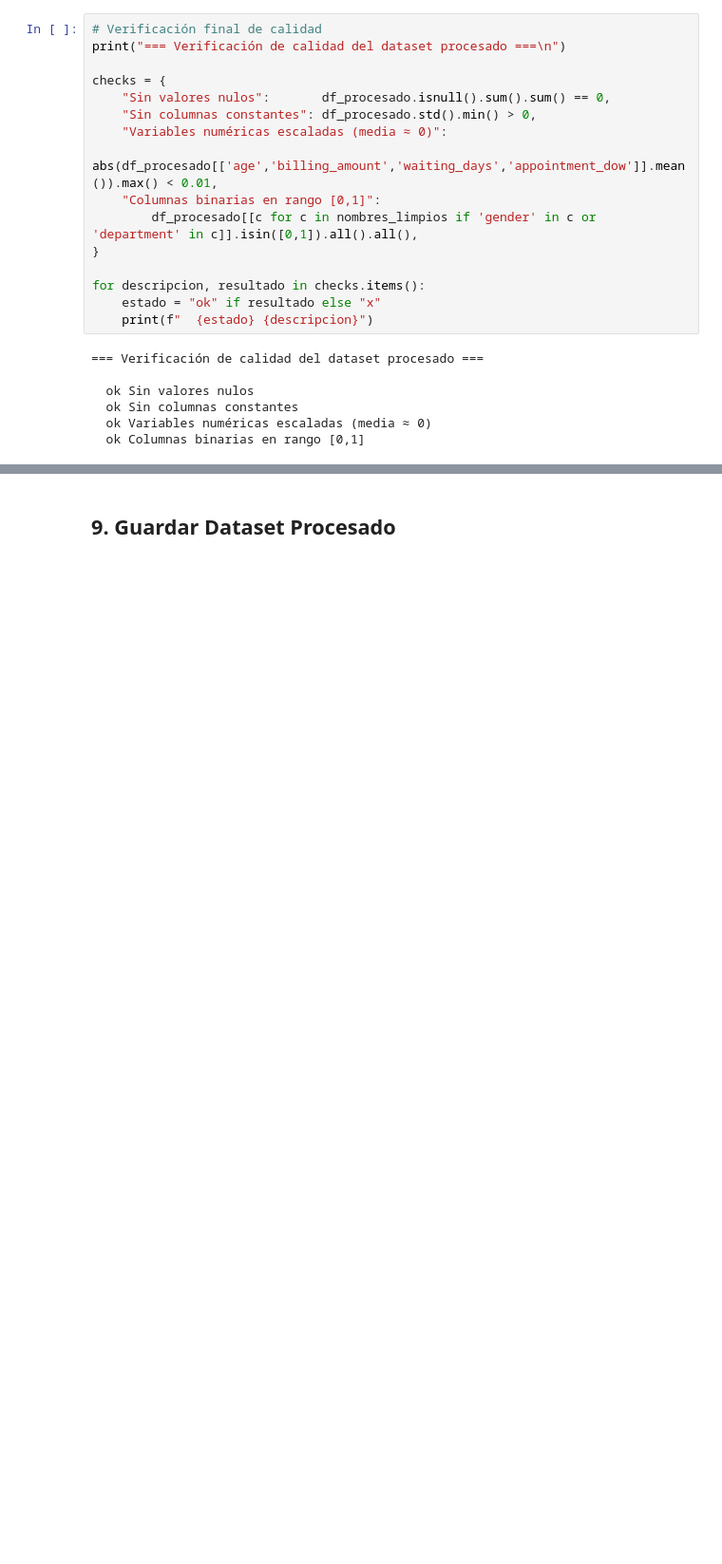
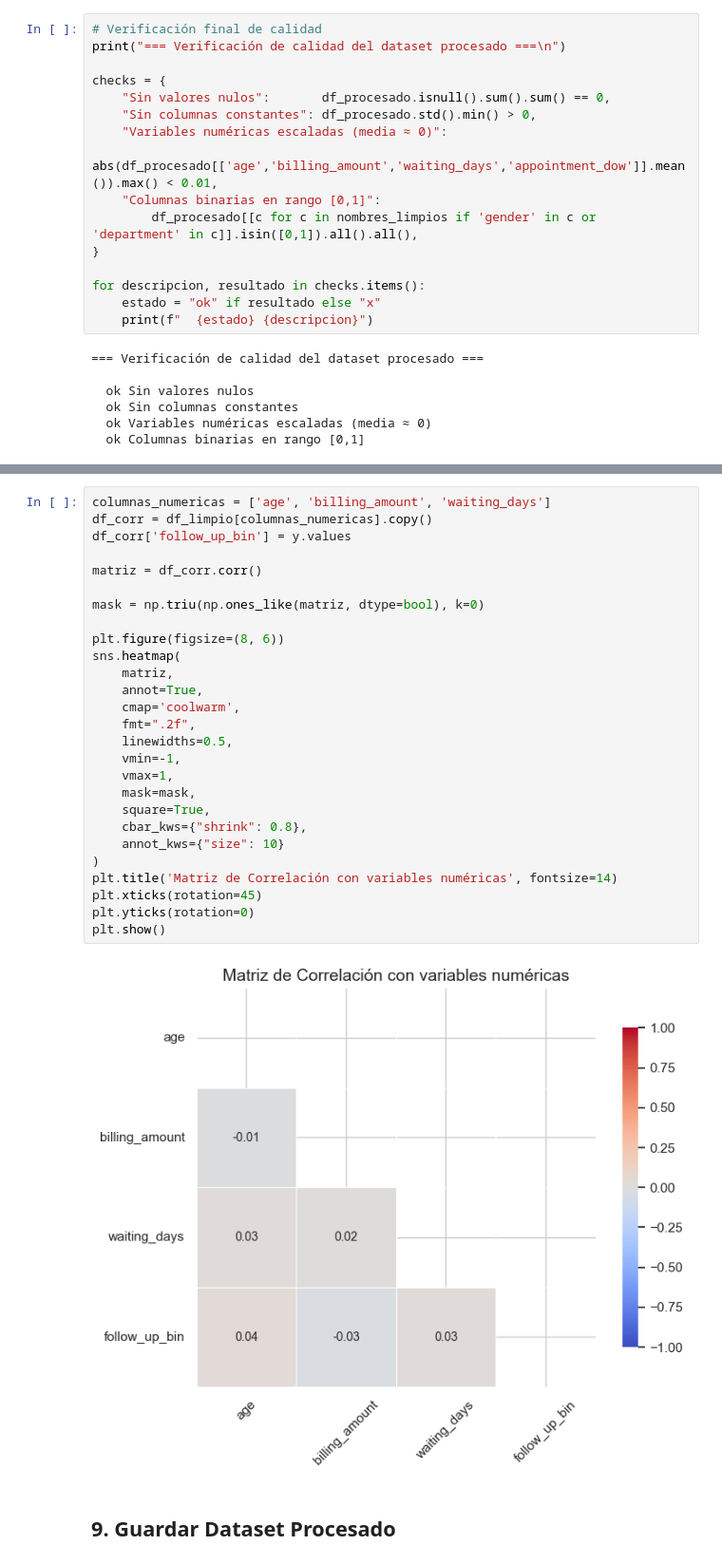
Before and after one commit to GiulianoLopresti/EDA-Messy-Clinic-Appointments, a Jupyter notebook: notebooks/02_Pipelines.ipynb, the cells around one changed output, grey strips where cells are left out. Shown at 95% size. Cells and saved outputs as stored; diff of their text form; blank space fills up the shorter version.

```diff
--- a/notebooks/02_Pipelines.ipynb
+++ b/notebooks/02_Pipelines.ipynb
@@ -478,3 +472,32 @@ for descripcion, resultado in checks.items():
+# %%
+columnas_numericas = ['age', 'billing_amount', 'waiting_days']
+df_corr = df_limpio[columnas_numericas].copy()
+df_corr['follow_up_bin'] = y.values
+
+matriz = df_corr.corr()
+
+mask = np.triu(np.ones_like(matriz, dtype=bool), k=0)
+
+plt.figure(figsize=(8, 6))
+sns.heatmap(
+    matriz,
+    annot=True,
+    cmap='coolwarm',
+    fmt=".2f",
+    linewidths=0.5,
+    vmin=-1,
+    vmax=1,
+    mask=mask,
+    square=True,
+    cbar_kws={"shrink": 0.8},
+    annot_kws={"size": 10}
+)
+plt.title('Matriz de Correlación con variables numéricas', fontsize=14)
+plt.xticks(rotation=45)
+plt.yticks(rotation=0)
+plt.show()
+# %% [output]
+[figure, added]
 # %% [markdown]
 ## 9. Guardar Dataset Procesado
 # %%
```
Also changed, not shown: parts of 2 cells of this notebook, 1 other file.
